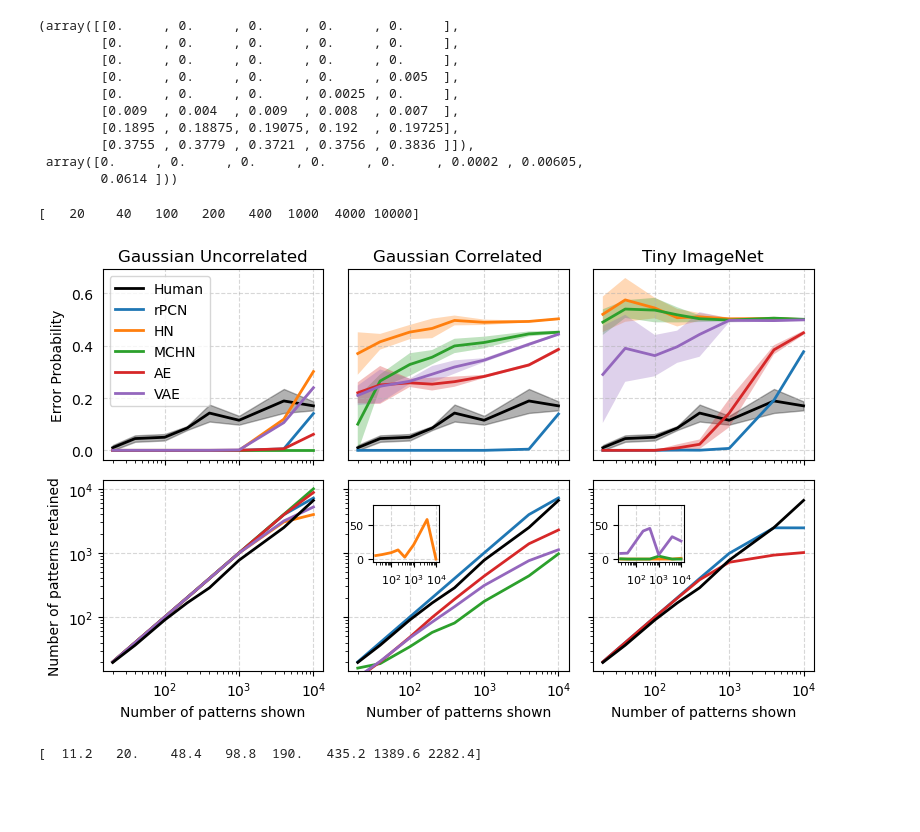
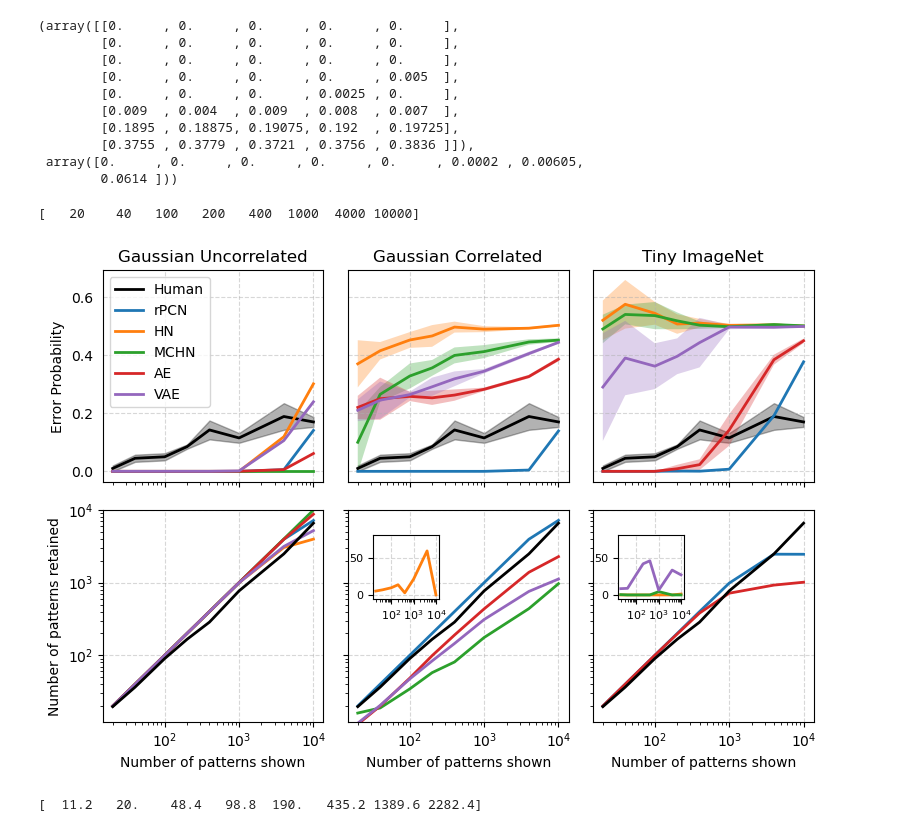
Before and after one commit to ltjed/novelty-detection-pc, a Jupyter notebook: visualization.ipynb, the cells around one changed output. Cells and saved outputs as stored; diff of their text form; code cells hidden in the pictures; blank space fills up the shorter version.

```diff
--- a/visualization.ipynb
+++ b/visualization.ipynb
@@ -262,7 +262,7 @@ vae_retained_tinyimagenet = get_retain(vae_tinyimagenet, averaging=False)
 
 experimental_retained = [19.6, 36.4, 90, 166, 286, 770, 2490, 6600]
 
-fig, ax = plt.subplots(2, 3, figsize=(8, 5), sharex='col', sharey='row')
+fig, ax = plt.subplots(2, 3, figsize=(8, 5.5), sharex='col', sharey='row')
 for a in ax[0]:
     a.plot(x, human_error_probs, lw=lw, label='Human', color='k')
     a.fill_between(
@@ -289,7 +289,7 @@ ax[1,0].loglog(sample_sizes, vae_retained_uncor, lw=lw, label='VAE')
 ax[1,0].loglog(sample_sizes, experimental_retained, lw=lw, color='k')
 ax[1,0].set_ylabel('Number of patterns retained')
 ax[1,0].set_xlabel('Number of patterns shown')
-# ax[1,0].set_ylim(10, 10000)
+ax[1,0].set_ylim(12, 10000)
 
 ax[1,1].loglog(sample_sizes, PCN_retained_cor, lw=lw, label='PCN')
 ax[1,1].loglog(sample_sizes, HN_retained_cor, lw=lw, label='HN', alpha=0)
@@ -327,34 +327,34 @@ inset2.set_xscale('log')
 
 # inset2.set_yscale('linear')
 inset2.tick_params(axis='both', which='major', labelsize=8)
 inset2.grid(True, linestyle='--', alpha=0.5)
 inset2.set_ylim(-5, 80)
 # inset2.legend(fontsize=6, loc='upper right')
 
 # # move insets slightly up to avoid overlap with curves
 # pos1 = inset1.get_position()
 # print(f'pos1: {pos1}')
 # delta_y = 0.2  # Adjust this value as needed
 # new_pos1 = [pos1.x0, pos1.y0 + delta_y, pos1.width, pos1.height+ delta_y]
 # inset1.set_position(new_pos1)
 # pos2 = inset2.get_position()
 # new_pos2 = [pos2.x0, pos2.y0 + delta_y, pos2.width, pos2.height+ delta_y]
 # inset2.set_position(new_pos2)
 
 
 for a in ax.flatten():
     a.set_xscale('log')
     a.grid(True, linestyle='--', alpha=0.5)
     if a == ax[0,0]:
         a.legend()
 
 fig.tight_layout()
 os.makedirs('results/imgs', exist_ok=True)
 plt.savefig('results/imgs/comparison.pdf')
 plt.show()
 # %% [output]
 [   20    40   100   200   400  1000  4000 10000]
-[figure, old version]
+[figure, new version]
 # %%
 print(ae_retained_cor)
 # %% [output]
```
Also changed, not shown: parts of 10 cells of this notebook, 3 other files.
